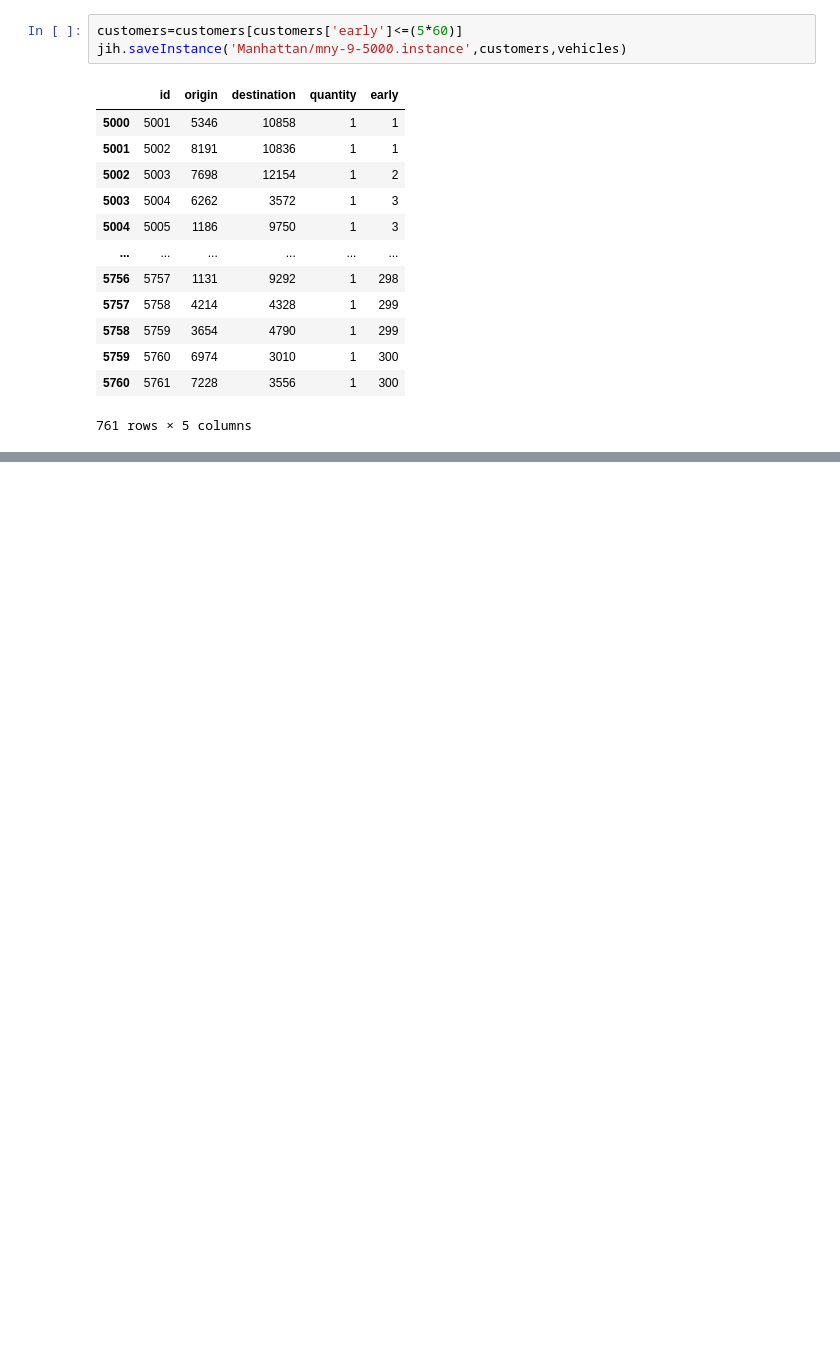
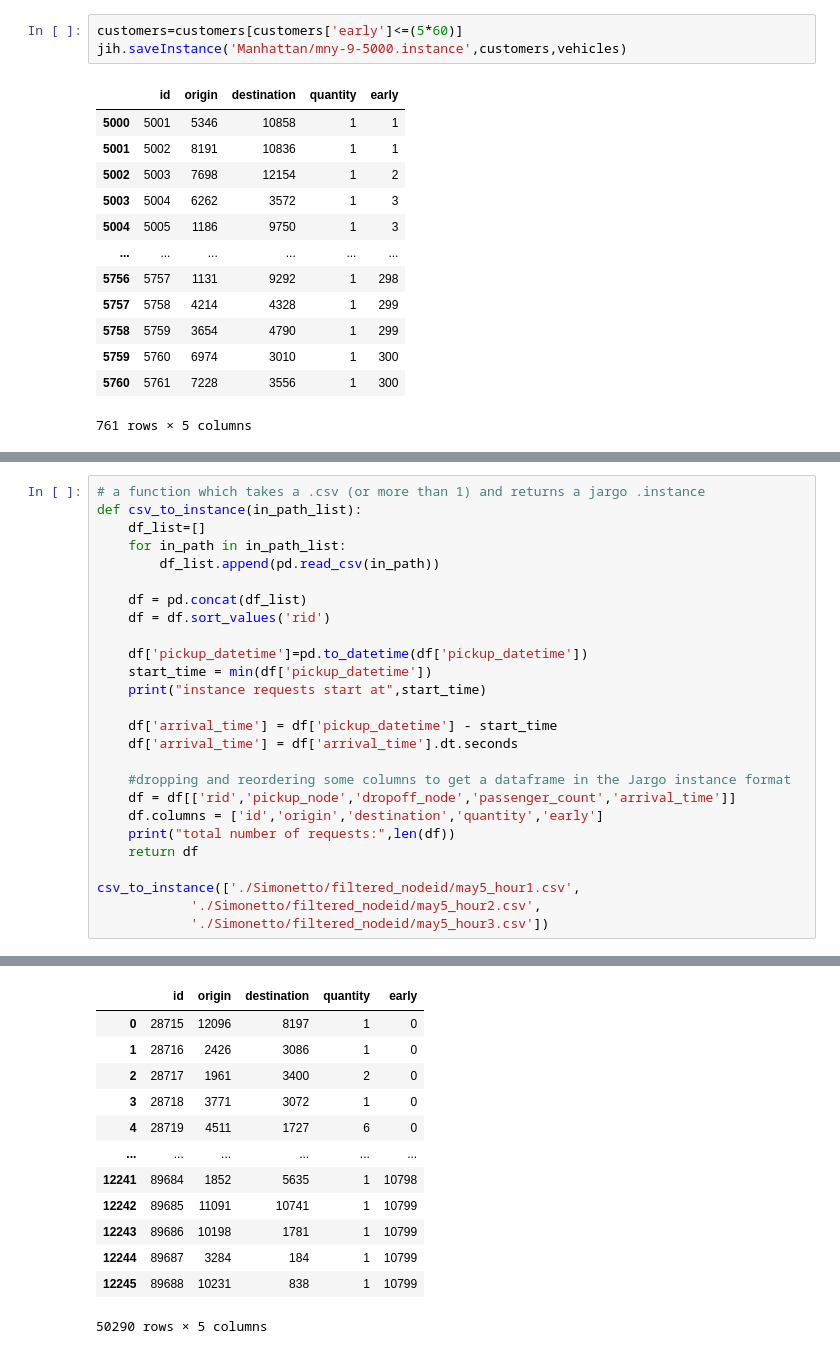
Before and after one commit to KeithAzzopardi1998/Datasets, a Jupyter notebook: creating_instances.ipynb, the cells around one changed output, grey strips where cells are left out. Saved outputs shown, nothing was run; the diff lists cells and outputs as text; blank space fills up the shorter version.

```diff
--- a/creating_instances.ipynb
+++ b/creating_instances.ipynb
@@ -134,0 +154,27 @@ jih.saveInstance('Manhattan/mny-9-5000.instance',customers,vehicles)
+# %%
+# a function which takes a .csv (or more than 1) and returns a jargo .instance
+def csv_to_instance(in_path_list):
+    df_list=[]
+    for in_path in in_path_list:
+        df_list.append(pd.read_csv(in_path))
+
+    df = pd.concat(df_list)
+    df = df.sort_values('rid')
+
+    df['pickup_datetime']=pd.to_datetime(df['pickup_datetime'])
+    start_time = min(df['pickup_datetime'])
+    print("instance requests start at",start_time)
+
+    df['arrival_time'] = df['pickup_datetime'] - start_time
+    df['arrival_time'] = df['arrival_time'].dt.seconds
+
+    #dropping and reordering some columns to get a dataframe in the Jargo instance format
+    df = df[['rid','pickup_node','dropoff_node','passenger_count','arrival_time']]
+    df.columns = ['id','origin','destination','quantity','early']
+    print("total number of requests:",len(df))
+    return df
+
+csv_to_instance(['./Simonetto/filtered_nodeid/may5_hour1.csv',
+            './Simonetto/filtered_nodeid/may5_hour2.csv',
+            './Simonetto/filtered_nodeid/may5_hour3.csv'])
+# %% [output]
@@ -134,0 +183,13 @@ jih.saveInstance('Manhattan/mny-9-5000.instance',customers,vehicles)
+|  | id | origin | destination | quantity | early |
+| 0 | 28715 | 12096 | 8197 | 1 | 0 |
+| 1 | 28716 | 2426 | 3086 | 1 | 0 |
+| 2 | 28717 | 1961 | 3400 | 2 | 0 |
+| 3 | 28718 | 3771 | 3072 | 1 | 0 |
+| 4 | 28719 | 4511 | 1727 | 6 | 0 |
+| ... | ... | ... | ... | ... | ... |
+| 12241 | 89684 | 1852 | 5635 | 1 | 10798 |
+| 12242 | 89685 | 11091 | 10741 | 1 | 10799 |
+| 12243 | 89686 | 10198 | 1781 | 1 | 10799 |
+| 12244 | 89687 | 3284 | 184 | 1 | 10799 |
+| 12245 | 89688 | 10231 | 838 | 1 | 10799 |
+50290 rows × 5 columns
```
Also changed, not shown: parts of 9 cells of this notebook, 29 other files.
